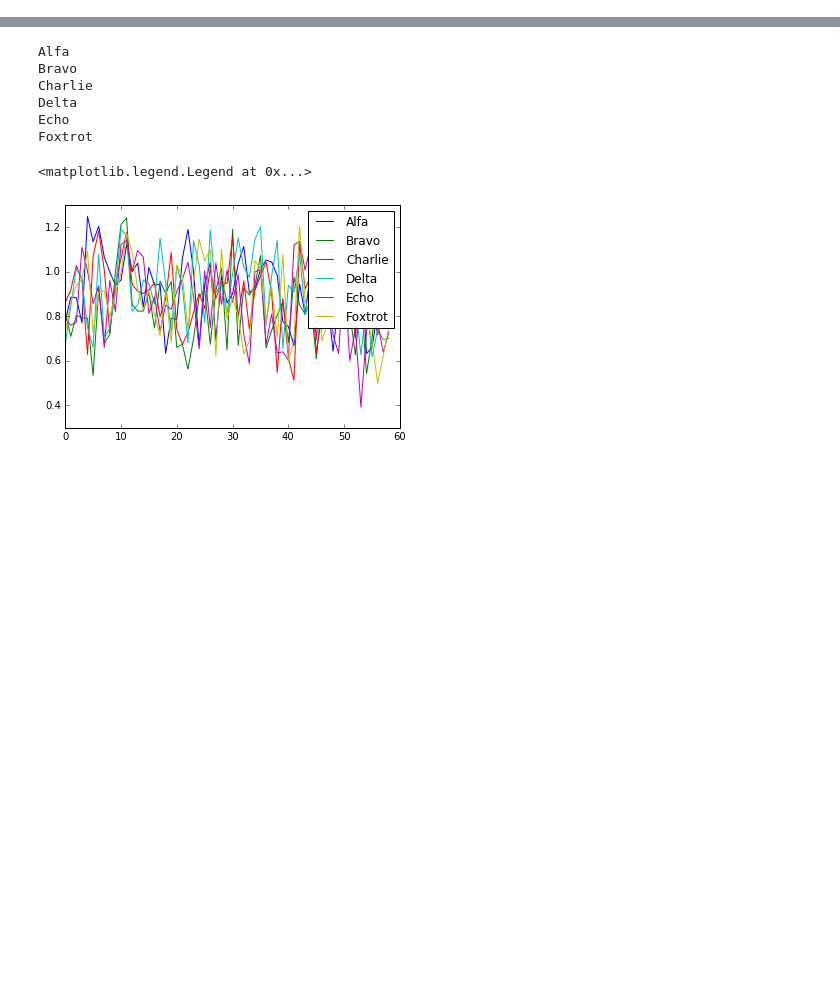
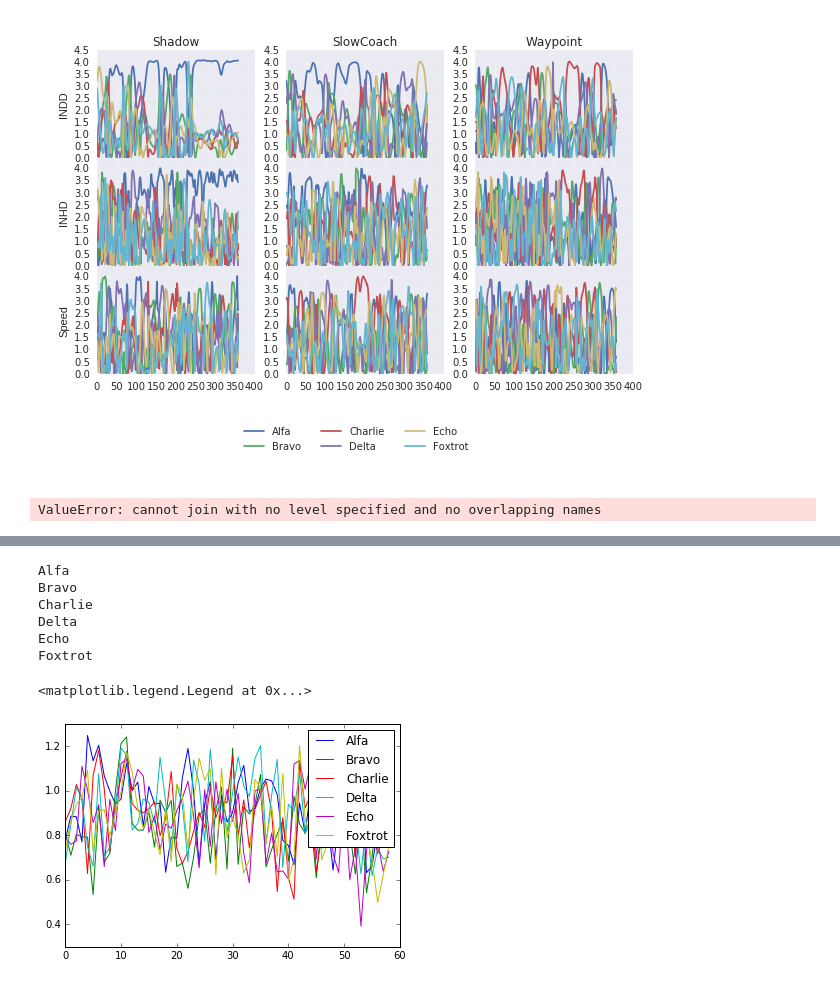
Before and after one commit to andrewbolster/aietes, a Jupyter notebook: scripts/notebooks/AIETES/Simplified Simplified Behaviour Stuff using DataFrames.ipynb, the cells around one changed output, grey strips where cells are left out. Drawn from its saved outputs; the diff is of its cells as text; code cells hidden in the pictures; blank space fills up the shorter version.

```diff
--- a/scripts/notebooks/AIETES/Simplified Simplified Behaviour Stuff using DataFrames.ipynb
+++ b/scripts/notebooks/AIETES/Simplified Simplified Behaviour Stuff using DataFrames.ipynb
@@ -36,0 +176,11 @@ df_norm = (df - df.mean()) / (df.max() - df.min())
+# %%
+fig = plot_behaviour_metric_graph(pd.concat([(gf/(gf.std(axis=0)/2)).abs() for g,gf in deviance.groupby(level=['var','t'])]))
+# %% [output]
+[figure, added]
+# %%
+deviance = pd.concat([gf-gf.std(axis=1)for g,gf in data.groupby(level=['var','t'])])
+#deviance.std(axis=1)
+deviance.unstack('metric').stack('target').head()
+fig = plot_behaviour_metric_graph(deviance.unstack('metric').stack('target'))
+# %% [output]
+ValueError: cannot join with no level specified and no overlapping names
```
Also changed, not shown: parts of 17 cells of this notebook, 11 other files.
